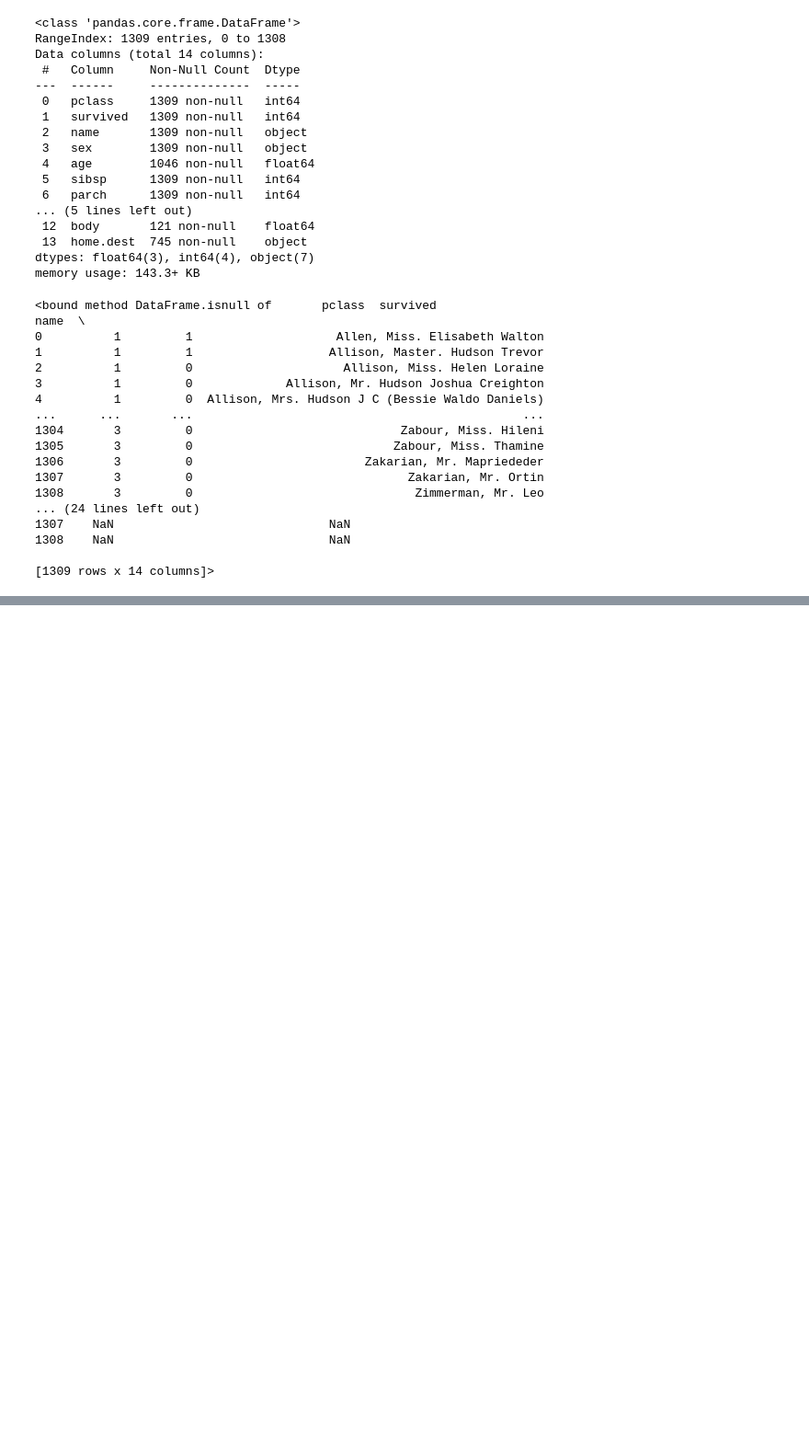
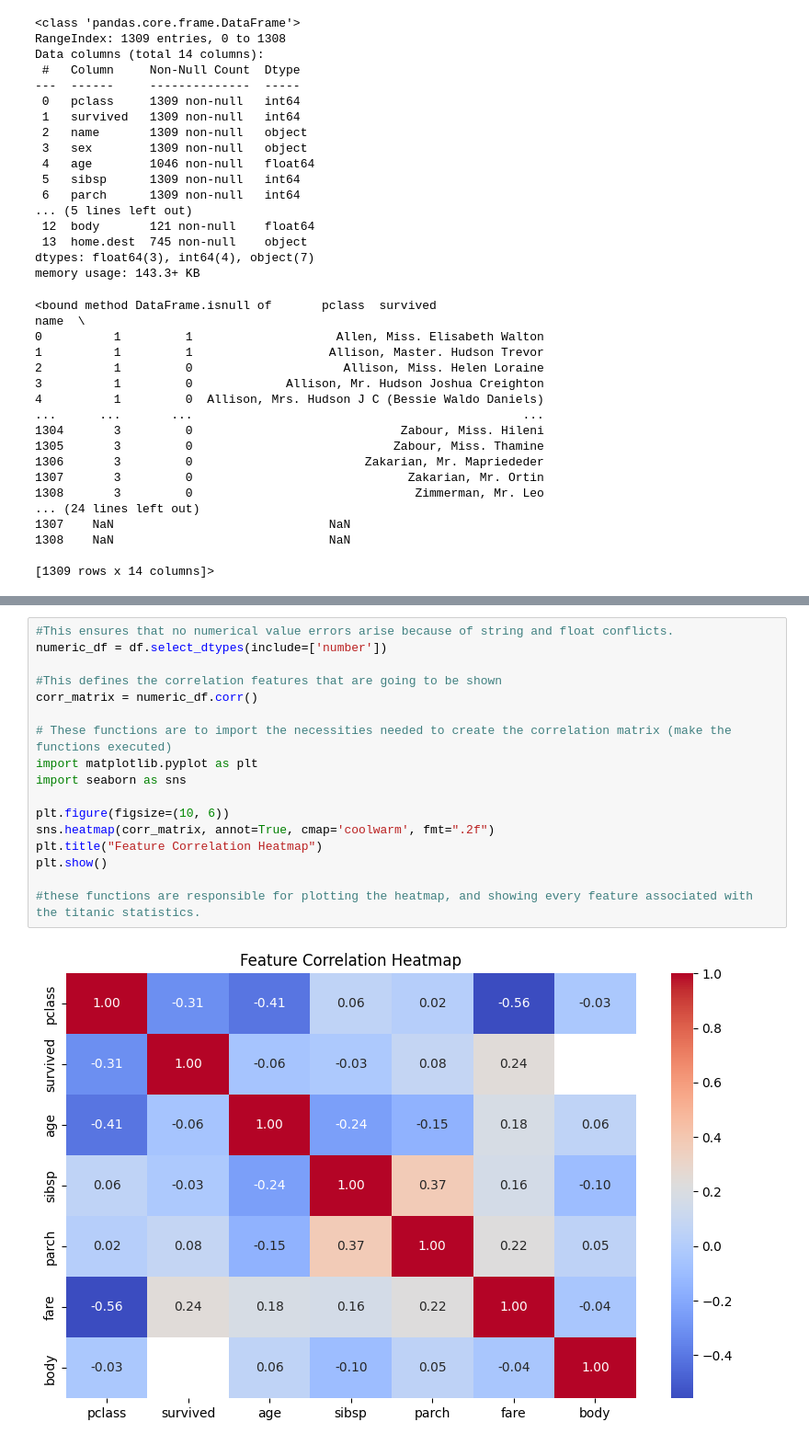
Before and after one commit to FaresQaddoumi/ML-fundamentals-2025, a Jupyter notebook: assignment_1_Fares_AlQadoumi.ipynb, the cells around one changed output, grey strips where cells are left out. Shown at 92% size. Cells and saved outputs as stored; diff of their text form; blank space fills up the shorter version.

```diff
--- a/assignment_1_Fares_AlQadoumi.ipynb
+++ b/assignment_1_Fares_AlQadoumi.ipynb
@@ -89,0 +118,19 @@ plt.show()
+# %%
+#This ensures that no numerical value errors arise because of string and float conflicts.
+numeric_df = df.select_dtypes(include=['number'])
+
+#This defines the correlation features that are going to be shown
+corr_matrix = numeric_df.corr()
+
+# These functions are to import the necessities needed to create the correlation matrix (make the functions executed)
+import matplotlib.pyplot as plt
+import seaborn as sns
+
+plt.figure(figsize=(10, 6))
+sns.heatmap(corr_matrix, annot=True, cmap='coolwarm', fmt=".2f")
+plt.title("Feature Correlation Heatmap")
+plt.show()
+
+#these functions are responsible for plotting the heatmap, and showing every feature associated with the titanic statistics.
+# %% [output]
+[figure, added]
```
Also changed, not shown: parts of 9 cells of this notebook.
